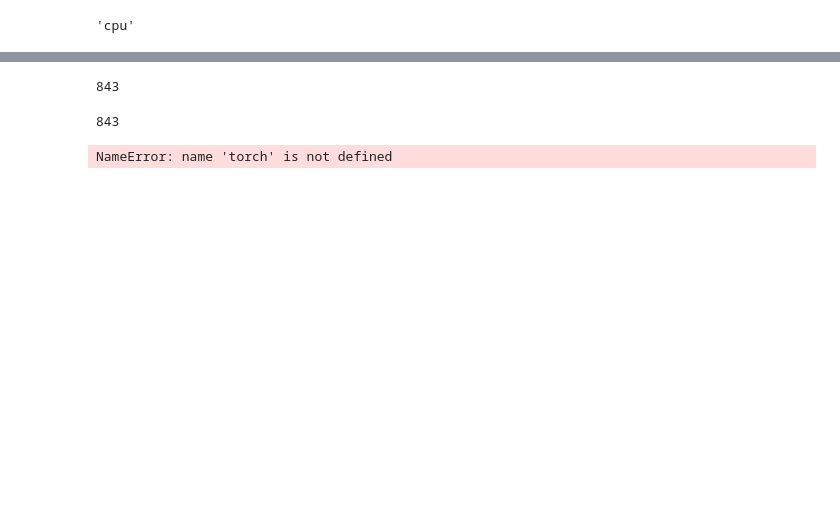
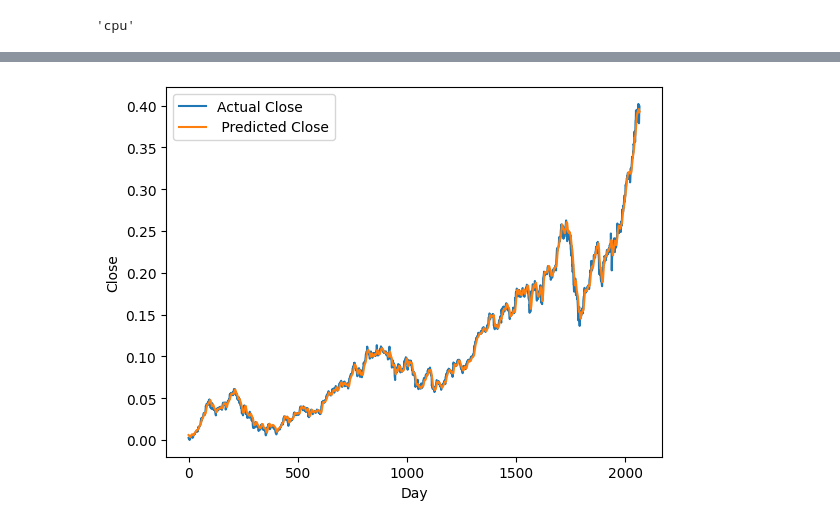
Before and after one commit to srijan0709/EE782, a Jupyter notebook: Stock_PREDICTION_LSTM.ipynb, the cells around one changed output, grey strips where cells are left out. Saved outputs shown, nothing was run; the diff lists cells and outputs as text; code cells hidden in the pictures; blank space fills up the shorter version.

```diff
--- a/Stock_PREDICTION_LSTM.ipynb
+++ b/Stock_PREDICTION_LSTM.ipynb
@@ -123,3 +110,5 @@ plt.show()
 len(closing_day)
 # %% [output]
 4316
+# %%
+closing_day = closing_day[int(0.4*len(closing_day)):]   # we drop 40% of data (from last years)
@@ -136,5 +143,6 @@ len(train1)
 # %%
-def split_data(stock, lookback):
+def split_data(stock, lookback):   # this function will split the closing price into X_train -> features for training
+                                   # y_train -> target of traing , X_test ->feature for testing , y-> test actual stock price to predict
     #data_raw = stock.to_numpy() # convert to numpy array
     data_raw = stock
     data = []
@@ -144,7 +152,7 @@ def split_data(stock, lookback):
         data.append(data_raw[index: index + lookback])
 
     data = np.array(data);
-    test_set_size = int(np.round(0.25*data.shape[0]));
+    test_set_size = int(np.round(0.2*data.shape[0]));  # taking 20% for testing
     train_set_size = data.shape[0] - (test_set_size);
 
     x_train = data[:train_set_size,:-1,:]
@@ -154,7 +162,7 @@ def split_data(stock, lookback):
     y_test = data[train_set_size:,-1,:]
 
     return [x_train, y_train, x_test, y_test]
-lookback = 50 # choose sequence length
+lookback = 7 # choose sequence length
 X_train, y_train, X_test, y_test = split_data(train1, lookback)
 # %%
 X_train[len(X_train)-1]
@@ -297,7 +291,0 @@ tensor([[0.9098]])
-# %%
-with torch.no_grad():
-
-
-        predicted = model(X_train[len(X_train)-2:len(X_train)-1].to(device)).to('cpu')
-        y_predicted.append(predicted)
-        train1 = np.append(train1,predicted)
@@ -317,26 +292,18 @@ AttributeError: 'float' object has no attribute 'size'
-# %%
-len(y_predicted)
-# %% [output]
-843
-# %%
-len(y_test)
-# %% [output]
-843
 # %%
-with torch.no_grad():
+with torch.no_grad():  #to tell pytorch not to calculate the gradient
 
 
-    predicted1= model(X_train.to(device)).to('cpu')
+    predicted= model(X_train.to(device)).to('cpu') # making prediction
 
 
 
-
+        #ploting the data on train dataset
 
 plt.plot(y_train, label='Actual Close')
-plt.plot(predicted1,label =' Predicted Close')
+plt.plot(predicted,label =' Predicted Close')
 plt.xlabel('Day')
 plt.ylabel('Close')
 plt.legend()
 plt.show()
 # %% [output]
-NameError: name 'torch' is not defined
+[figure, added]
```
Also changed, not shown: parts of 57 cells of this notebook.
